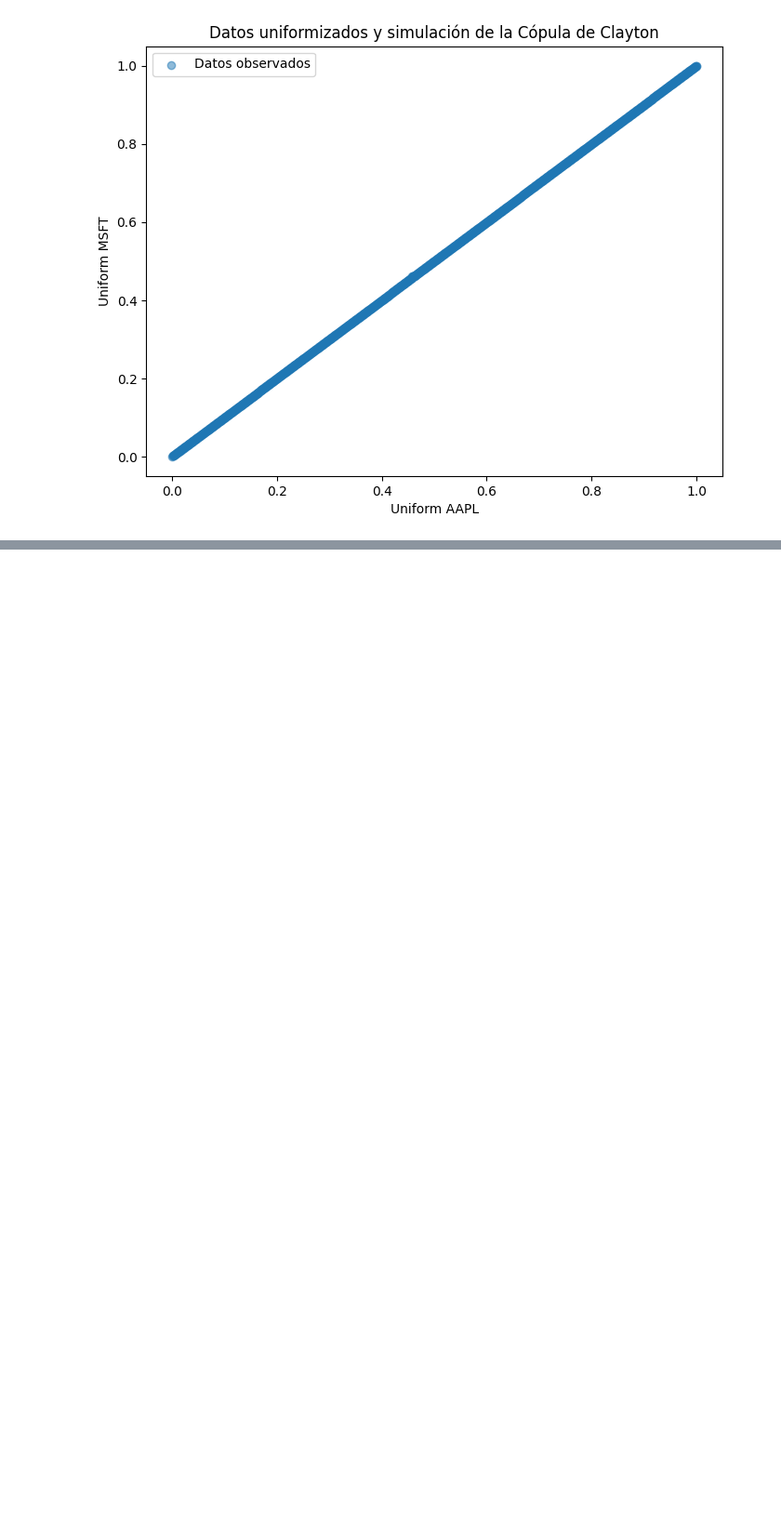
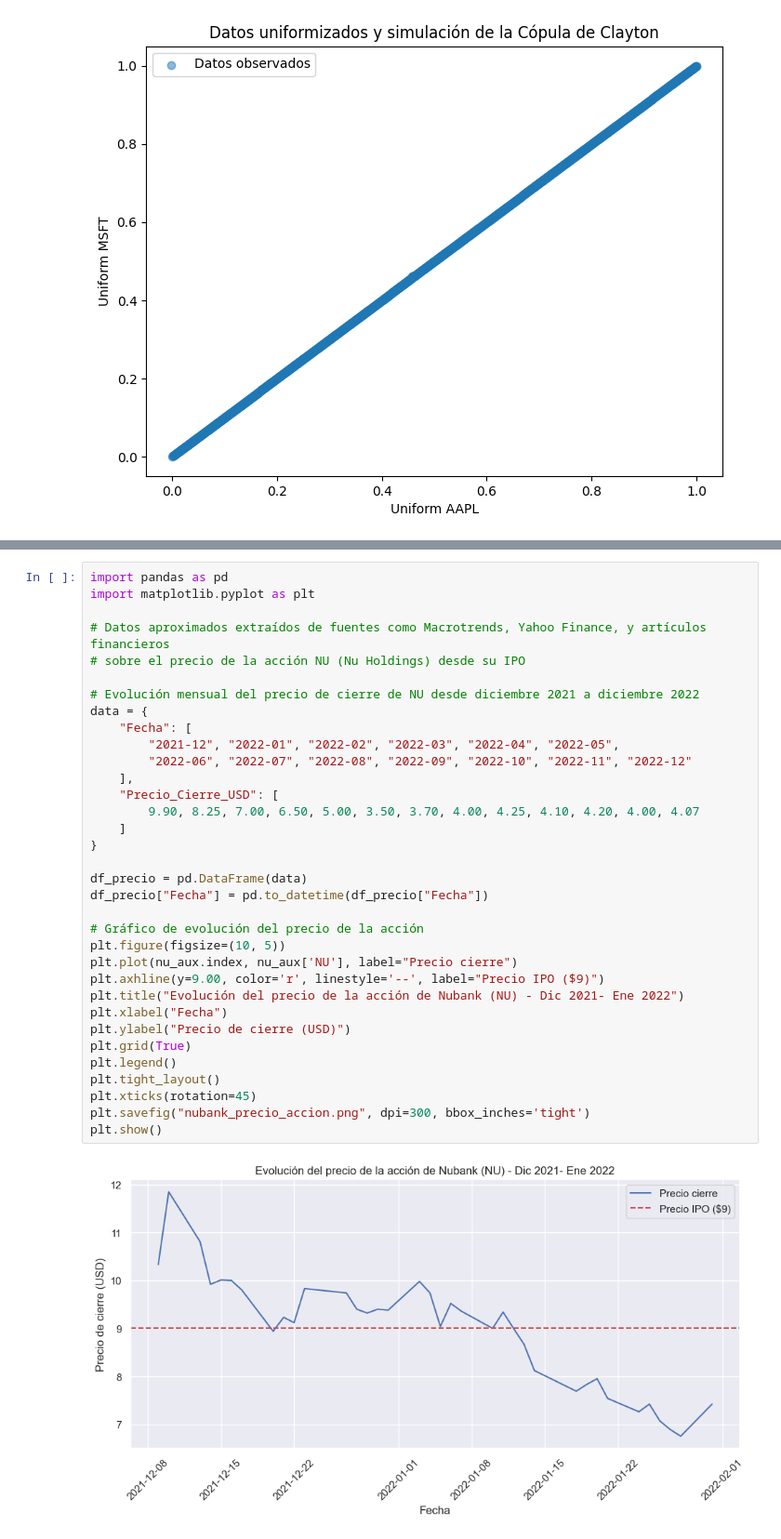
Before and after one commit to DaveQuant/Mathematical-Models-For-Pricing-Options, a Jupyter notebook: efficient_frontier.ipynb, the cells around one changed output, grey strips where cells are left out. Shown at 93% size. Drawn from its saved outputs; the diff is of its cells as text; blank space fills up the shorter version.

```diff
--- a/efficient_frontier.ipynb
+++ b/efficient_frontier.ipynb
@@ -1057,0 +1082,36 @@ VaR (95%): 0.08895669168527207
+# %%
+import pandas as pd
+import matplotlib.pyplot as plt
+
+# Datos aproximados extraídos de fuentes como Macrotrends, Yahoo Finance, y artículos financieros
+# sobre el precio de la acción NU (Nu Holdings) desde su IPO
+
+# Evolución mensual del precio de cierre de NU desde diciembre 2021 a diciembre 2022
+data = {
+    "Fecha": [
+        "2021-12", "2022-01", "2022-02", "2022-03", "2022-04", "2022-05",
+        "2022-06", "2022-07", "2022-08", "2022-09", "2022-10", "2022-11", "2022-12"
+    ],
+    "Precio_Cierre_USD": [
+        9.90, 8.25, 7.00, 6.50, 5.00, 3.50, 3.70, 4.00, 4.25, 4.10, 4.20, 4.00, 4.07
+    ]
+}
+
+df_precio = pd.DataFrame(data)
+df_precio["Fecha"] = pd.to_datetime(df_precio["Fecha"])
+
+# Gráfico de evolución del precio de la acción
+plt.figure(figsize=(10, 5))
+plt.plot(nu_aux.index, nu_aux['NU'], label="Precio cierre")
+plt.axhline(y=9.00, color='r', linestyle='--', label="Precio IPO ($9)")
+plt.title("Evolución del precio de la acción de Nubank (NU) - Dic 2021- Ene 2022")
+plt.xlabel("Fecha")
+plt.ylabel("Precio de cierre (USD)")
+plt.grid(True)
+plt.legend()
+plt.tight_layout()
+plt.xticks(rotation=45)
+plt.savefig("nubank_precio_accion.png", dpi=300, bbox_inches='tight')
+plt.show()
+# %% [output]
+[figure, added]
```
Also changed, not shown: parts of 16 cells of this notebook, 1 other file.
